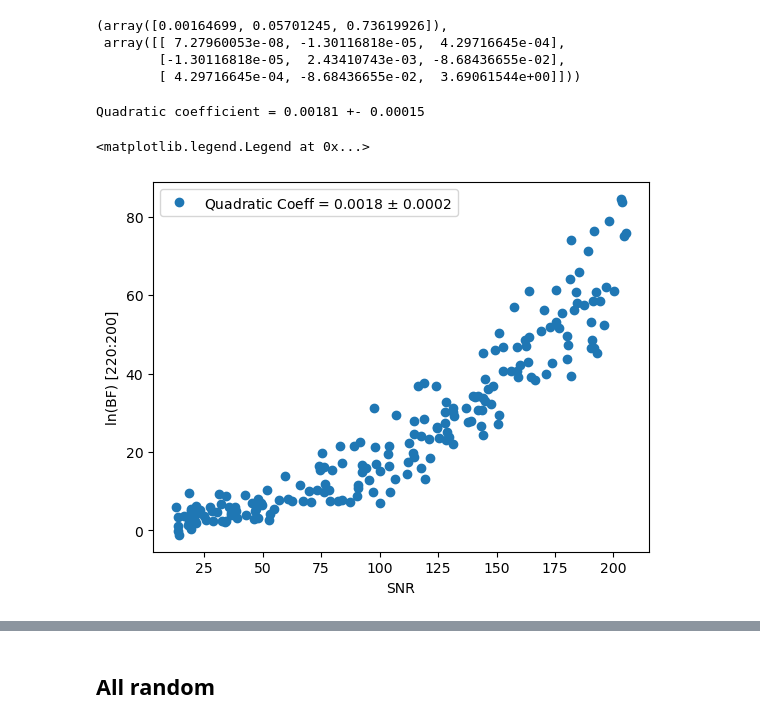
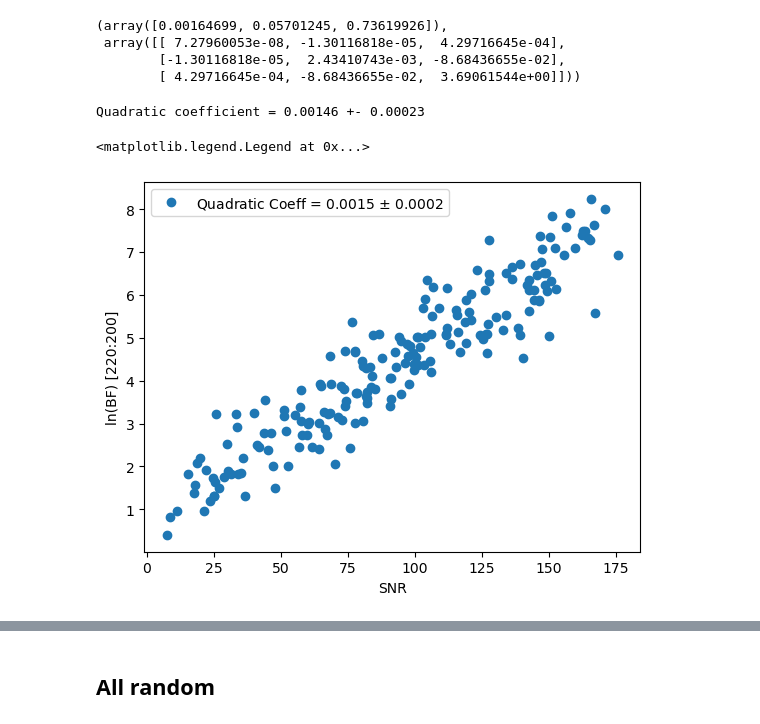
Before and after one commit to Lu-Neil/qnm_filter, a Jupyter notebook: code_demo/SNR_vs_BF/cluster_results.ipynb, the cells around one changed output, grey strips where cells are left out. Cells and saved outputs as stored; diff of their text form; code cells hidden in the pictures.

```diff
--- a/code_demo/SNR_vs_BF/cluster_results.ipynb
+++ b/code_demo/SNR_vs_BF/cluster_results.ipynb
@@ -104,19 +84,20 @@ np.polyfit(SNRtot_MF, log_BF, deg=2, cov=True)
         [-1.30116818e-05,  2.43410743e-03, -8.68436655e-02],
         [ 4.29716645e-04, -8.68436655e-02,  3.69061544e+00]]))
 # %%
-data = np.loadtxt('./results/BF_scaling_allFixed_220+221:220_ALL.dat')
+#also agrees with earlier no flow
+data = np.loadtxt('./results/BF_scaling_allFixed_noFlow_220:200_ALL.dat')
 idx = data.T[0]<250
 [SNRtot_MF, evidence_inj, evidence_filt, nofilter, \
 occams_inj,occams_filt, mass_in_solar, chi_inject] = data.T[:,idx]
 
 log_BF = evidence_inj - evidence_filt
 coeff, err = np.polyfit(SNRtot_MF, log_BF, deg=2, cov=True)
 print(r'Quadratic coefficient = %.5f +- %.5f' % (coeff[0], np.sqrt(err[0,0])))
-pl.plot(SNRtot_MF, log_BF, 'o', label=r'Quadratic Coeff = %.4f $\pm$ %.4f' % (coeff[0], np.sqrt(err[0,0])))
+pl.plot(SNRtot_MF, np.sqrt(log_BF), 'o', label=r'Quadratic Coeff = %.4f $\pm$ %.4f' % (coeff[0], np.sqrt(err[0,0])))
 pl.xlabel("SNR")
 pl.ylabel("ln(BF) [220:200]")
 pl.legend()
 # %% [output]
-Quadratic coefficient = 0.00181 +- 0.00015
+Quadratic coefficient = 0.00146 +- 0.00023
 <matplotlib.legend.Legend at 0x...>
-[figure, old version]
+[figure, new version]
```
Also changed, not shown: parts of 9 cells of this notebook, 11 other files.
